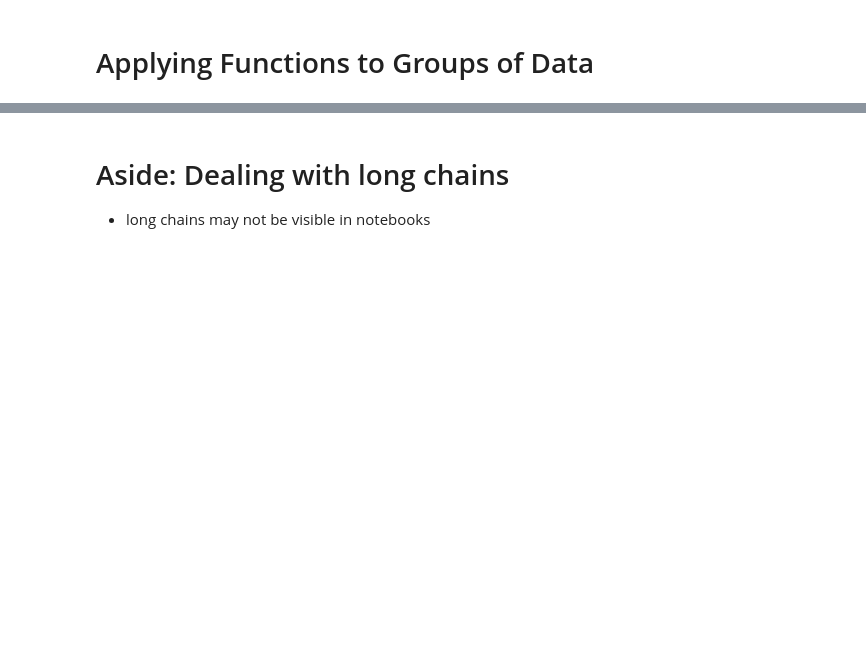
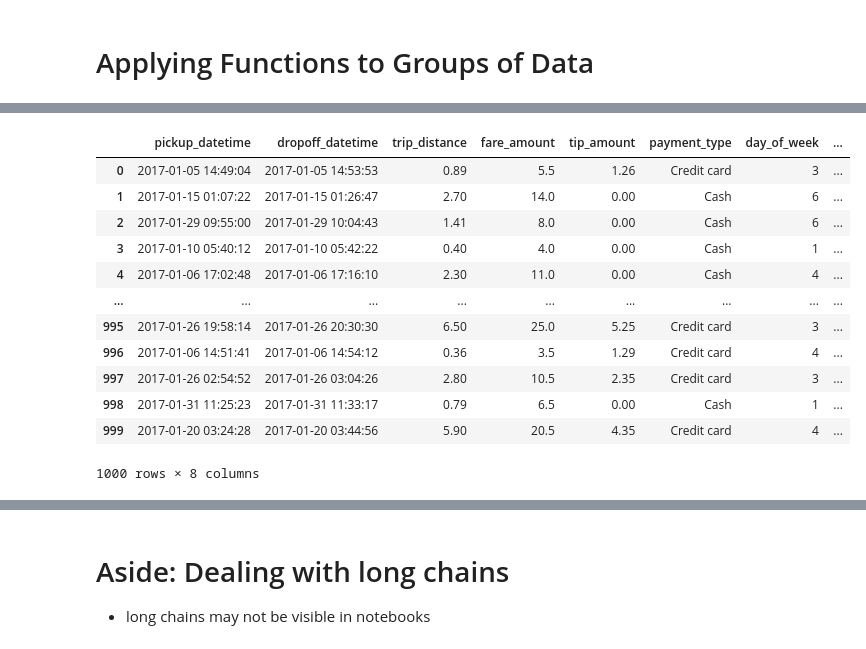
Before and after one commit to jayatgp/eods-f2025, a Jupyter notebook: notebooks/eods-week03-pandas_visualization_dataexploration.ipynb, the cells around one changed output, grey strips where cells are left out. Drawn from its saved outputs; the diff is of its cells as text; code cells hidden in the pictures; blank space fills up the shorter version.

Commit message:
week 4, course  material,quiz, hw1

```diff
--- a/notebooks/eods-week03-pandas_visualization_dataexploration.ipynb
+++ b/notebooks/eods-week03-pandas_visualization_dataexploration.ipynb
@@ -694,3 +1028,19 @@ df_taxi.trip_distance
+# %%
+df_taxi
+# %% [output]
+|  | pickup_datetime | dropoff_datetime | trip_distance | fare_amount | tip_amount | payment_type | day_of_week | ... |
+| 0 | 2017-01-05 14:49:04 | 2017-01-05 14:53:53 | 0.89 | 5.5 | 1.26 | Credit card | 3 | ... |
+| 1 | 2017-01-15 01:07:22 | 2017-01-15 01:26:47 | 2.70 | 14.0 | 0.00 | Cash | 6 | ... |
+| 2 | 2017-01-29 09:55:00 | 2017-01-29 10:04:43 | 1.41 | 8.0 | 0.00 | Cash | 6 | ... |
+| 3 | 2017-01-10 05:40:12 | 2017-01-10 05:42:22 | 0.40 | 4.0 | 0.00 | Cash | 1 | ... |
+| 4 | 2017-01-06 17:02:48 | 2017-01-06 17:16:10 | 2.30 | 11.0 | 0.00 | Cash | 4 | ... |
+| ... | ... | ... | ... | ... | ... | ... | ... | ... |
+| 995 | 2017-01-26 19:58:14 | 2017-01-26 20:30:30 | 6.50 | 25.0 | 5.25 | Credit card | 3 | ... |
+| 996 | 2017-01-06 14:51:41 | 2017-01-06 14:54:12 | 0.36 | 3.5 | 1.29 | Credit card | 4 | ... |
+| 997 | 2017-01-26 02:54:52 | 2017-01-26 03:04:26 | 2.80 | 10.5 | 2.35 | Credit card | 3 | ... |
+| 998 | 2017-01-31 11:25:23 | 2017-01-31 11:33:17 | 0.79 | 6.5 | 0.00 | Cash | 1 | ... |
+| 999 | 2017-01-20 03:24:28 | 2017-01-20 03:44:56 | 5.90 | 20.5 | 4.35 | Credit card | 4 | ... |
+1000 rows × 8 columns
 # %%
 # applying multiple aggregation functions
 df_taxi.groupby('payment_type')['trip_distance'].agg(['count','mean','median']).round(2)
```
Also changed, not shown: parts of 114 cells of this notebook, 6 other files.
